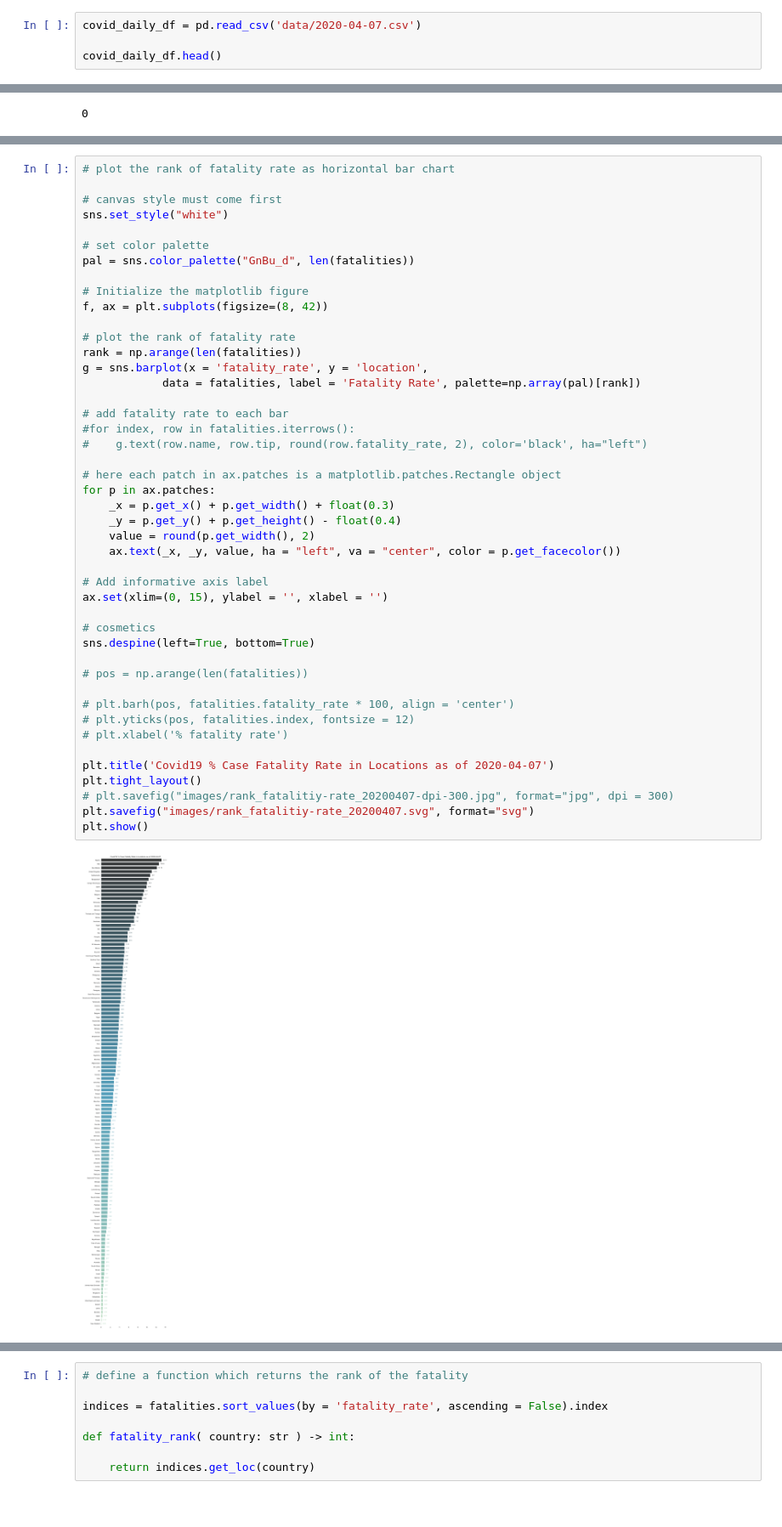
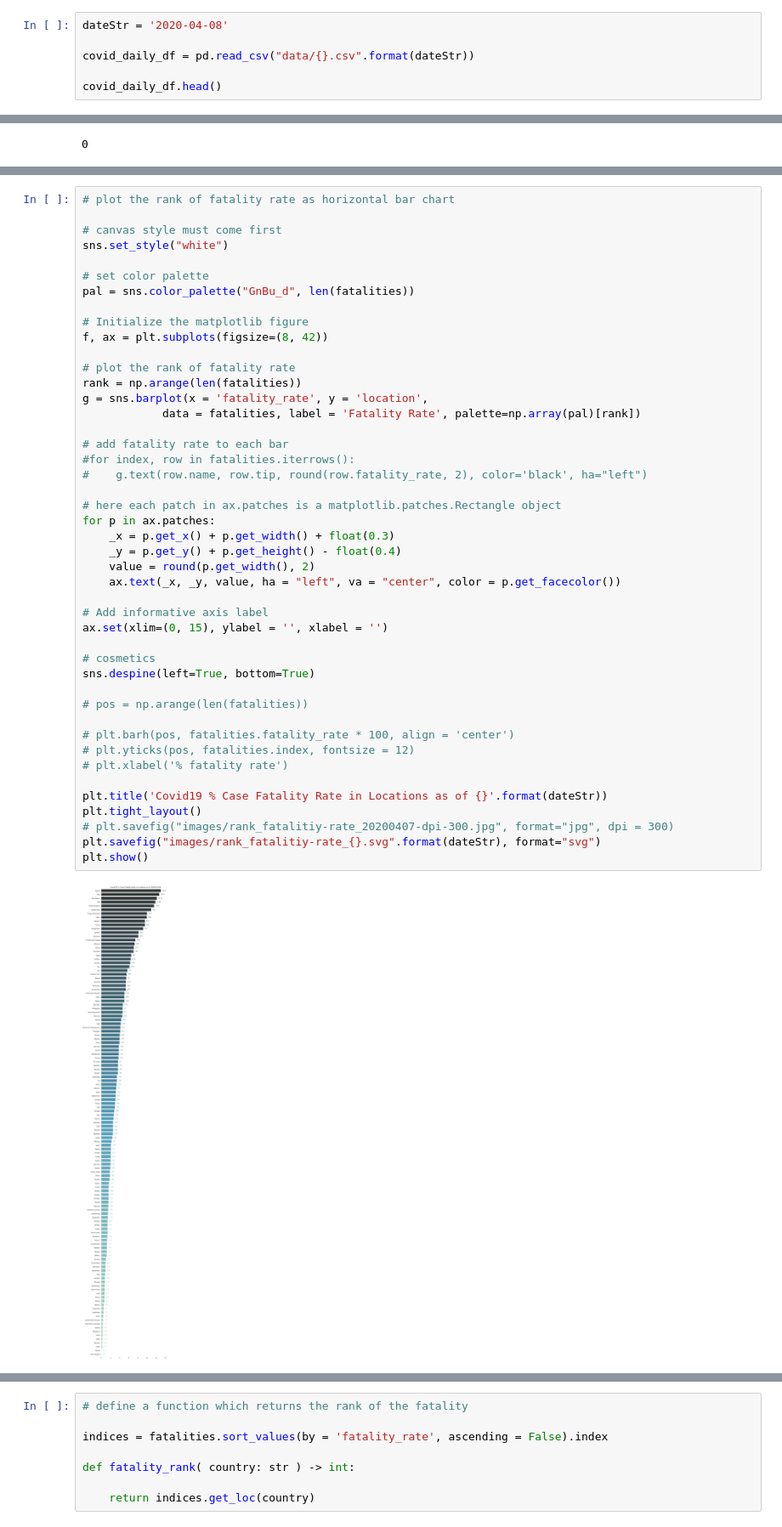
Before and after one commit to nnworkspace/covid19-insight, a Jupyter notebook: covid19-insight.ipynb, the cells around one changed output, grey strips where cells are left out. Shown at 85% size. Cells and saved outputs as stored; diff of their text form.

Commit message:
extract the date string into a variable

```diff
--- a/covid19-insight.ipynb
+++ b/covid19-insight.ipynb
@@ -19,7 +19,9 @@ matplotlib version:  3.1.3
 pandas version:  1.0.3
 numpy version:  1.18.1
 # %%
-covid_daily_df = pd.read_csv('data/2020-04-07.csv')
+dateStr = '2020-04-08'
+
+covid_daily_df = pd.read_csv("data/{}.csv".format(dateStr))
 
 covid_daily_df.head()
 # %% [output]
@@ -150,36 +152,36 @@ rank = np.arange(len(fatalities))
 g = sns.barplot(x = 'fatality_rate', y = 'location',
             data = fatalities, label = 'Fatality Rate', palette=np.array(pal)[rank])
 
 # add fatality rate to each bar
 #for index, row in fatalities.iterrows():
 #    g.text(row.name, row.tip, round(row.fatality_rate, 2), color='black', ha="left")
 
 # here each patch in ax.patches is a matplotlib.patches.Rectangle object
 for p in ax.patches:
     _x = p.get_x() + p.get_width() + float(0.3)
     _y = p.get_y() + p.get_height() - float(0.4)
     value = round(p.get_width(), 2)
     ax.text(_x, _y, value, ha = "left", va = "center", color = p.get_facecolor())
 
 # Add informative axis label
 ax.set(xlim=(0, 15), ylabel = '', xlabel = '')
 
 # cosmetics
 sns.despine(left=True, bottom=True)
 
 # pos = np.arange(len(fatalities))
 
 # plt.barh(pos, fatalities.fatality_rate * 100, align = 'center')
 # plt.yticks(pos, fatalities.index, fontsize = 12)
 # plt.xlabel('% fatality rate')
 
-plt.title('Covid19 % Case Fatality Rate in Locations as of 2020-04-07')
+plt.title('Covid19 % Case Fatality Rate in Locations as of {}'.format(dateStr))
 plt.tight_layout()
 # plt.savefig("images/rank_fatalitiy-rate_20200407-dpi-300.jpg", format="jpg", dpi = 300)
-plt.savefig("images/rank_fatalitiy-rate_20200407.svg", format="svg")
+plt.savefig("images/rank_fatalitiy-rate_{}.svg".format(dateStr), format="svg")
 plt.show()
 # %% [output]
-[figure, old version]
+[figure, new version]
 # %%
 fatalities_asc = df_country_cases.query('(Deaths > 0) & (Confirmed > 50)').sort_values(by = 'fatality_rate', ascending = True)
 
```
Also changed, not shown: parts of 18 cells of this notebook, 1 other file.
